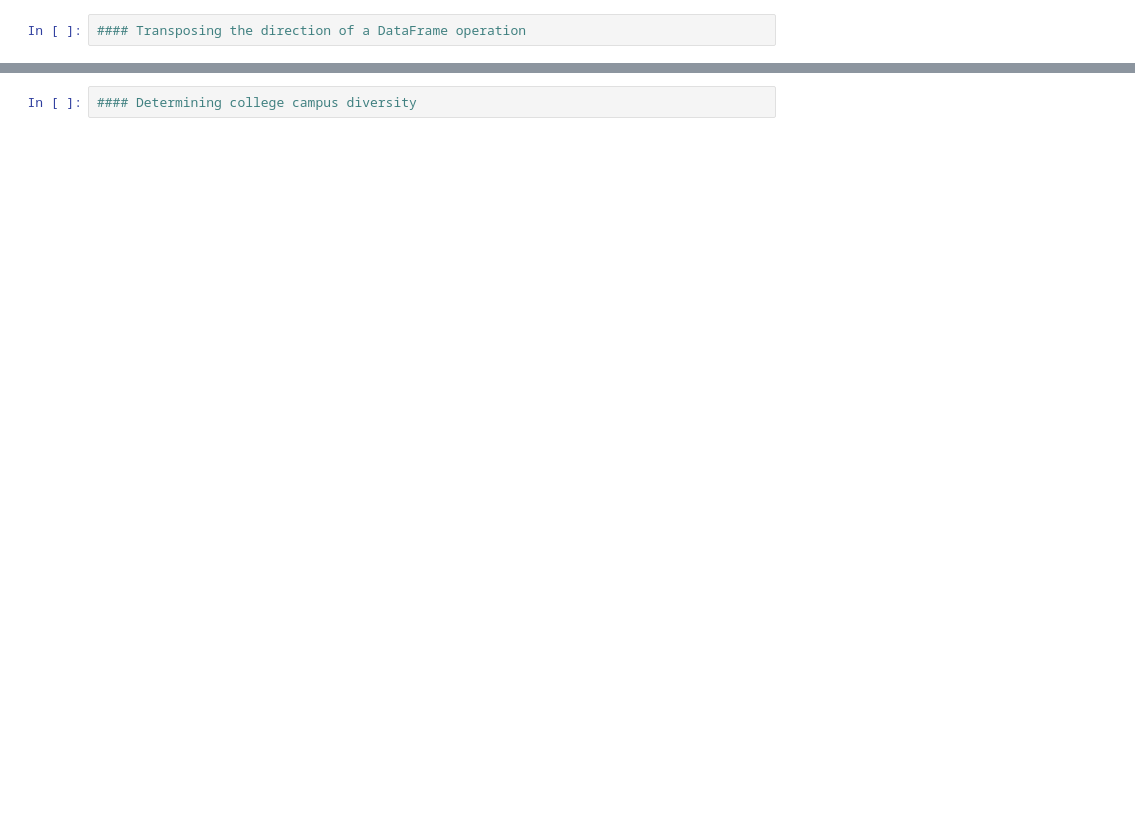
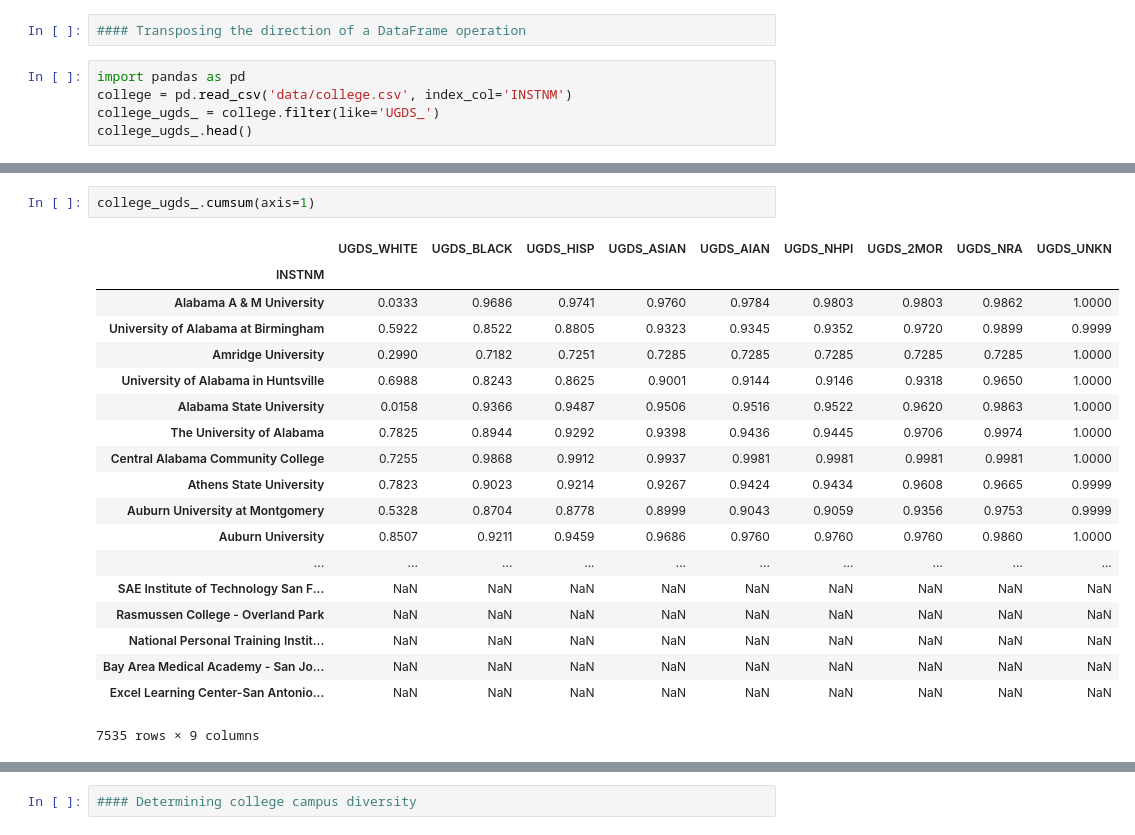
Before and after one commit to risarora/pandas-recipes, a Jupyter notebook: Pandas Recipes 2.0 Essential DataFrame Operations.ipynb, the cells around one changed output, grey strips where cells are left out. Drawn from its saved outputs; the diff is of its cells as text; blank space fills up the shorter version.

```diff
--- a/Pandas Recipes 2.0 Essential DataFrame Operations.ipynb
+++ b/Pandas Recipes 2.0 Essential DataFrame Operations.ipynb
@@ -360,2 +601,7 @@ NameError: name 'college_ugds' is not defined
 # %%
 #### Transposing the direction of a DataFrame operation
+# %%
+import pandas as pd
+college = pd.read_csv('data/college.csv', index_col='INSTNM')
+college_ugds_ = college.filter(like='UGDS_')
+college_ugds_.head()
@@ -361,0 +652,22 @@ NameError: name 'college_ugds' is not defined
+# %%
+college_ugds_.cumsum(axis=1)
+# %% [output]
+|  | UGDS_WHITE | UGDS_BLACK | UGDS_HISP | UGDS_ASIAN | UGDS_AIAN | UGDS_NHPI | UGDS_2MOR | UGDS_NRA | UGDS_UNKN |
+| INSTNM |  |  |  |  |  |  |  |  |  |
+| Alabama A & M University | 0.0333 | 0.9686 | 0.9741 | 0.9760 | 0.9784 | 0.9803 | 0.9803 | 0.9862 | 1.0000 |
+| University of Alabama at Birmingham | 0.5922 | 0.8522 | 0.8805 | 0.9323 | 0.9345 | 0.9352 | 0.9720 | 0.9899 | 0.9999 |
+| Amridge University | 0.2990 | 0.7182 | 0.7251 | 0.7285 | 0.7285 | 0.7285 | 0.7285 | 0.7285 | 1.0000 |
+| University of Alabama in Huntsville | 0.6988 | 0.8243 | 0.8625 | 0.9001 | 0.9144 | 0.9146 | 0.9318 | 0.9650 | 1.0000 |
+| Alabama State University | 0.0158 | 0.9366 | 0.9487 | 0.9506 | 0.9516 | 0.9522 | 0.9620 | 0.9863 | 1.0000 |
+| The University of Alabama | 0.7825 | 0.8944 | 0.9292 | 0.9398 | 0.9436 | 0.9445 | 0.9706 | 0.9974 | 1.0000 |
+| Central Alabama Community College | 0.7255 | 0.9868 | 0.9912 | 0.9937 | 0.9981 | 0.9981 | 0.9981 | 0.9981 | 1.0000 |
+| Athens State University | 0.7823 | 0.9023 | 0.9214 | 0.9267 | 0.9424 | 0.9434 | 0.9608 | 0.9665 | 0.9999 |
+| Auburn University at Montgomery | 0.5328 | 0.8704 | 0.8778 | 0.8999 | 0.9043 | 0.9059 | 0.9356 | 0.9753 | 0.9999 |
+| Auburn University | 0.8507 | 0.9211 | 0.9459 | 0.9686 | 0.9760 | 0.9760 | 0.9760 | 0.9860 | 1.0000 |
+| ... | ... | ... | ... | ... | ... | ... | ... | ... | ... |
+| SAE Institute of Technology San F... | NaN | NaN | NaN | NaN | NaN | NaN | NaN | NaN | NaN |
+| Rasmussen College - Overland Park | NaN | NaN | NaN | NaN | NaN | NaN | NaN | NaN | NaN |
+| National Personal Training Instit... | NaN | NaN | NaN | NaN | NaN | NaN | NaN | NaN | NaN |
+| Bay Area Medical Academy - San Jo... | NaN | NaN | NaN | NaN | NaN | NaN | NaN | NaN | NaN |
+| Excel Learning Center-San Antonio... | NaN | NaN | NaN | NaN | NaN | NaN | NaN | NaN | NaN |
+7535 rows × 9 columns
```
Also changed, not shown: parts of 34 cells of this notebook, 4 other files.
